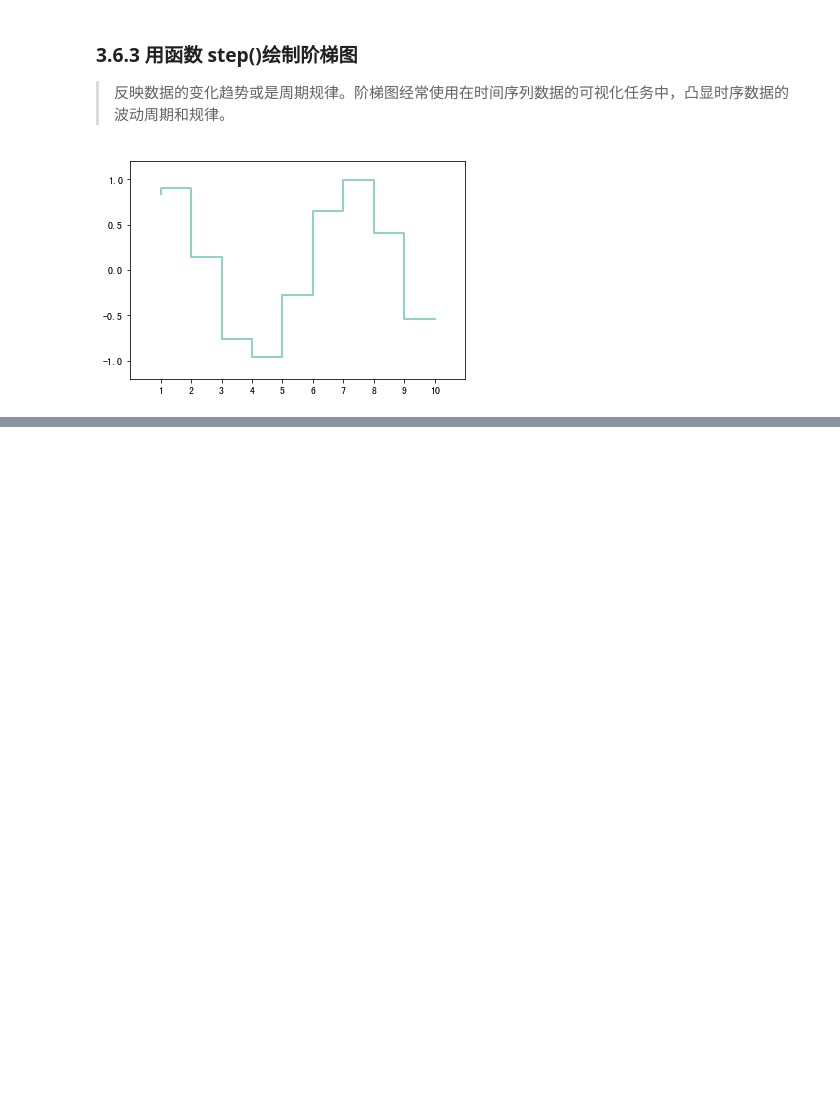
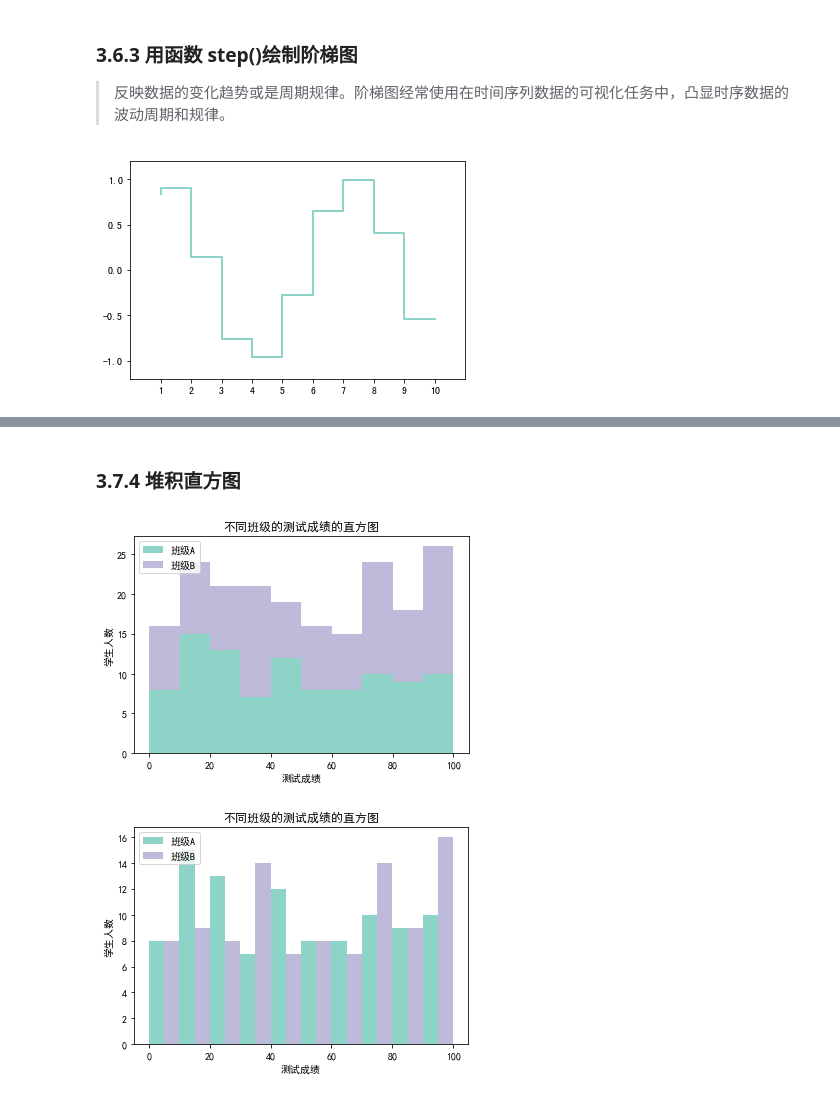
Before and after one commit to Mark-Walen/matplotlib-app, a Jupyter notebook: paragraph-3/matplotlib_bar_usage.ipynb, the cells around one changed output, grey strips where cells are left out. Cells and saved outputs as stored; diff of their text form; code cells hidden in the pictures; blank space fills up the shorter version.

```diff
--- a/paragraph-3/matplotlib_bar_usage.ipynb
+++ b/paragraph-3/matplotlib_bar_usage.ipynb
@@ -301,0 +334,57 @@ plt.show()
+# %% [markdown]
+### 3.7.4 堆积直方图
+# %%
+import matplotlib as mpl
+
+mpl.rcParams["font.sans-serif"] = ["SimHei"]
+mpl.rcParams["axes.unicode_minus"] = False
+
+import matplotlib.pyplot as plt
+import numpy as np
+
+# set test scores
+scoresT1 = np.random.randint(0, 100, 100)
+scoresT2 = np.random.randint(0, 100, 100)
+
+x = [scoresT1, scoresT2]
+colors = ["#8dd3c7", "#bebada"]
+labels = ["班级A", "班级B"]
+
+# plot histogram
+bins = range(0, 101, 10)
+
+# 堆积直方图
+plt.hist(x, bins=bins,
+         color=colors,
+         histtype="bar",
+         rwidth=10,
+         stacked=True,
+         label=labels)
+
+# set x, y=axis label
+plt.xlabel("测试成绩")
+plt.ylabel("学生人数")
+
+plt.title("不同班级的测试成绩的直方图")
+plt.legend(loc="upper left")
+
+plt.show()
+
+# 通过改变 stacked 的值为 False，设置为并排直方图
+plt.hist(x, bins=bins,
+         color=colors,
+         histtype="bar",
+         rwidth=10,
+         stacked=False,
+         label=labels)
+
+plt.xlabel("测试成绩")
+plt.ylabel("学生人数")
+
+plt.title("不同班级的测试成绩的直方图")
+plt.legend(loc="upper left")
+
+plt.show()
+# %% [output]
+[figure, added]
+[figure, added]
```
Also changed, not shown: parts of 14 cells of this notebook, 1 other file.
